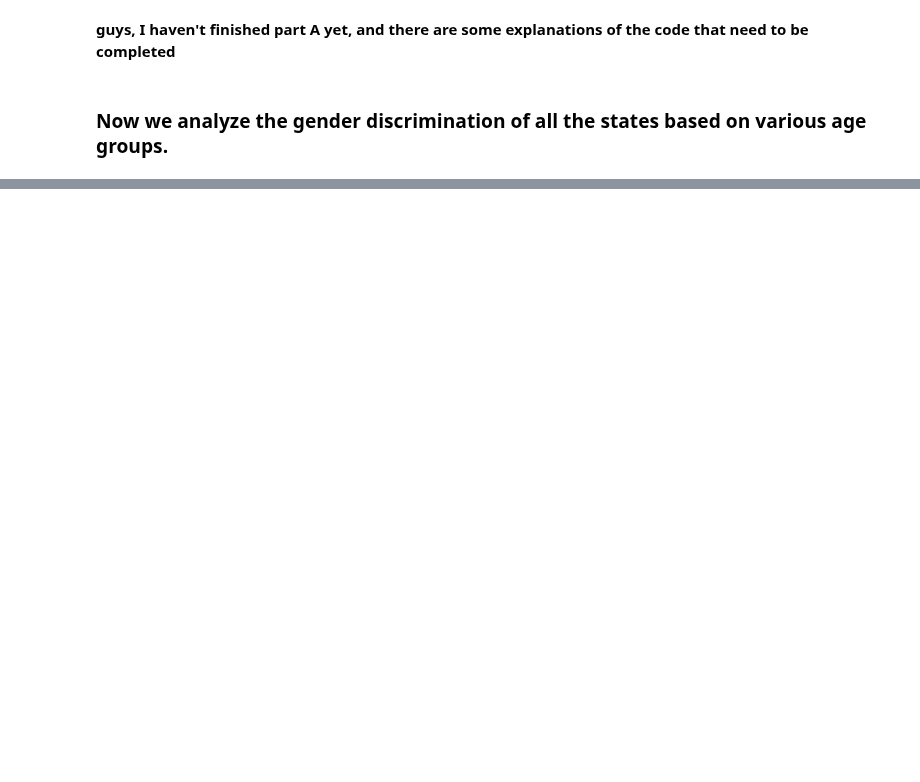
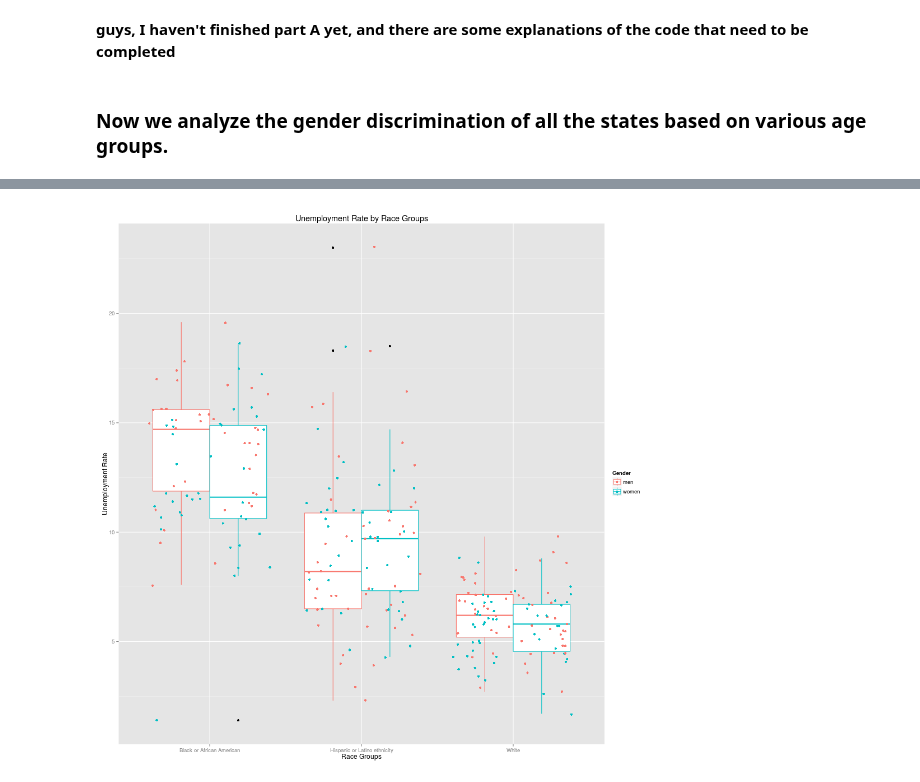
Before and after one commit to yuhanw/Team_Four.0, a Jupyter notebook: notebooks/NB3_data_analysis.ipynb, the cells around one changed output, grey strips where cells are left out. Cells and saved outputs as stored; diff of their text form; code cells hidden in the pictures; blank space fills up the shorter version.

```diff
--- a/notebooks/NB3_data_analysis.ipynb
+++ b/notebooks/NB3_data_analysis.ipynb
@@ -428,0 +355,9 @@ Error while parsing the string.
+# %%
+%%R -h 1000  -w 1000
+
+
+
+q2 <- ggplot(bigR, aes(x = factor(Race), y = unemp_rate, color = Gender)) + geom_boxplot() + geom_jitter() + ggtitle("Unemployment Rate by Race Groups") + xlab("Race Groups") + ylab("Unemployment Rate")
+print(q2)
+# %% [output]
+[figure, added]
```
Also changed, not shown: parts of 25 cells of this notebook.
